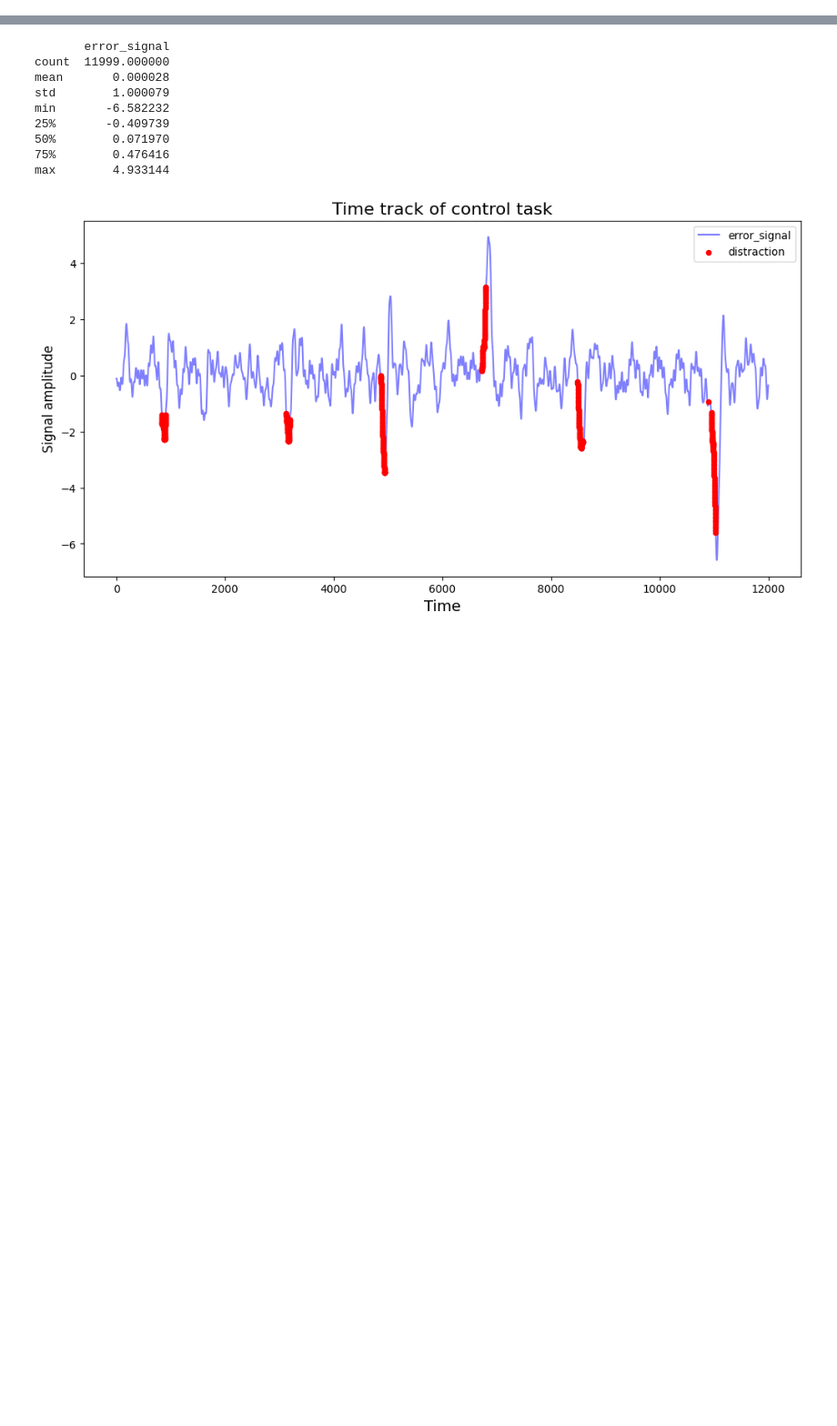
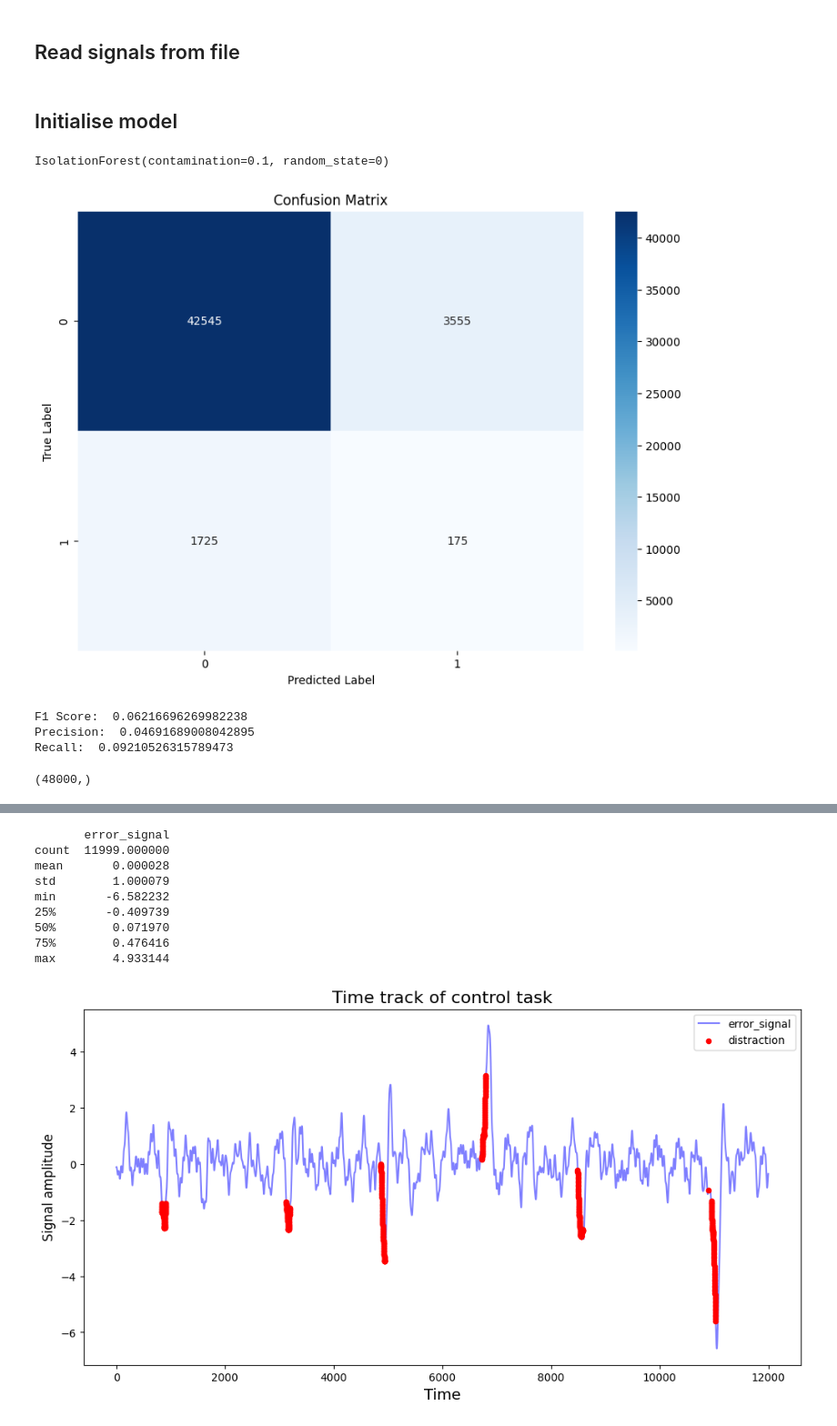
Before and after one commit to ConstantinovMihai/HumanSimulator, a Jupyter notebook: Data/Models/isolation_forest.ipynb, the cells around one changed output, grey strips where cells are left out. Shown at 91% size. Cells and saved outputs as stored; diff of their text form; code cells hidden in the pictures; blank space fills up the shorter version.

```diff
--- a/Data/Models/isolation_forest.ipynb
+++ b/Data/Models/isolation_forest.ipynb
@@ -65,0 +94,56 @@ df['label'] = y[:-1]
+# %% [markdown]
+## Read signals from file
+# %%
+# error_not_distracted, u_signal_not_distracted = process_signals(error_file= '/home/mihai/Thesis/Data/Clean_CSV_data/updated_data/PRN/e.csv', u_file='/home/mihai/Thesis/Data/Clean_CSV_data/updated_data/PRN/u.csv')
+error_not_distracted, u_signal_not_distracted, x_signal_not_distracted = process_signals(error_file= r'/home/mihai/Thesis/Data/Clean_CSV_data/updated_data/PRN/e.csv', u_file=r'/home/mihai/Thesis/Data/Clean_CSV_data/updated_data/PRN/u.csv', x_file=r'/home/mihai/Thesis/Data/Clean_CSV_data/updated_data/PRN/x.csv')
+error_distracted, u_signal_distracted, x_signal_distracted         = process_signals(error_file= r'/home/mihai/Thesis/Data/Clean_CSV_data/updated_data/PRDPE/e.csv', u_file=r'/home/mihai/Thesis/Data/Clean_CSV_data/updated_data/PRDPE/u.csv', x_file=r'/home/mihai/Thesis/Data/Clean_CSV_data/updated_data/PRDPE/x.csv')
+
+person_idx = 0
+tc_test = np.loadtxt(r'/home/mihai/Thesis/Data/Clean_CSV_data/updated_data/PRDPE/mdist.csv', delimiter=',')
+
+# combine the entire list in the priors
+error_not_distracted_person = np.concatenate(error_not_distracted[person_idx])
+u_not_distracted_person = np.concatenate(u_signal_not_distracted[person_idx])
+x_not_distracted_person = np.concatenate(x_signal_not_distracted[person_idx])
+
+# X_not_distracted = np.column_stack((error_not_distracted_person[:-1], u_not_distracted_person[:-1], x_not_distracted_person[:-1]))
+
+X_not_distracted = np.column_stack((error_not_distracted_person, u_not_distracted_person, x_not_distracted_person))
+
+error_distracted_person = np.concatenate(error_distracted[person_idx])
+u_distracted_person = np.concatenate(u_signal_distracted[person_idx])
+x_distracted_person = np.concatenate(x_signal_distracted[person_idx])
+
+# X_test = np.column_stack((error_distracted_person, u_distracted_person, x_distracted_person))
+X_test = np.column_stack((error_distracted_person, u_distracted_person, x_distracted_person))
+# %% [markdown]
+## Initialise model
+# %%
+model = IsolationForest(random_state = 0, contamination = 0.1)
+model.fit(X_not_distracted)
+# %% [output]
+IsolationForest(contamination=0.1, random_state=0)
+# %%
+model = IsolationForest(random_state = 0, contamination = 0.1)
+model.fit(X_not_distracted)
+# predict on the test set
+predictions = model.predict(X_test)
+predictions = (predictions == -1).astype(int)
+# %%
+# generate confusion matrix using: tc_test_col, predictions
+plot_heatmap(tc_test[:,:4].ravel(), predictions)
+
+# print f1 score, precision and recall
+print("F1 Score: ", f1_score(tc_test[:,:4].ravel(), predictions))
+print("Precision: ", skm.precision_score(tc_test[:,:4].ravel(), predictions))
+print("Recall: ", skm.recall_score(tc_test[:,:4].ravel(), predictions))
+# %% [output]
+[figure, added]
+F1 Score:  0.06216696269982238
+Precision:  0.04691689008042895
+Recall:  0.09210526315789473
+# %%
+# plot the anomaly scores
+anomaly_scores = model.decision_function(X_test)
+# %% [output]
+(48000,)
```
Also changed, not shown: parts of 6 cells of this notebook, 8 other files.
